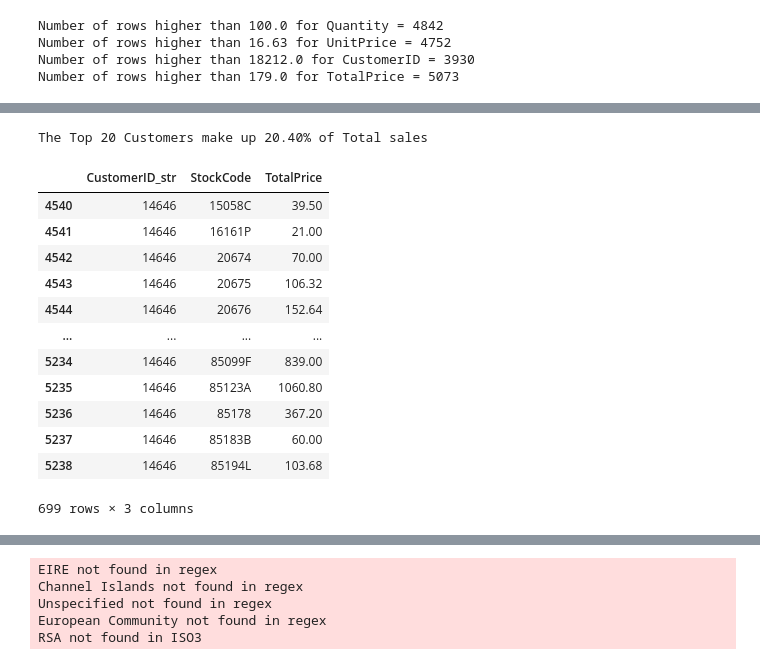
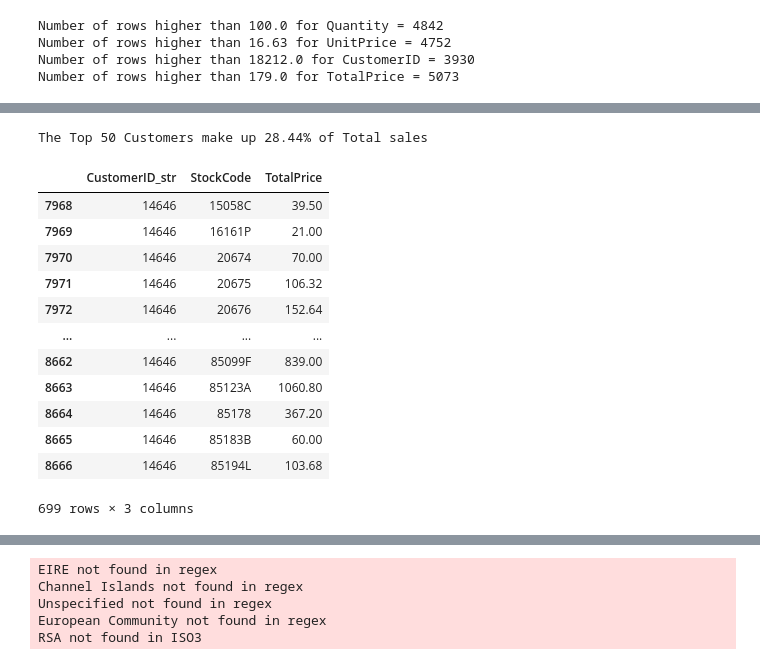
Before and after one commit to lkbaldridge/Online-Sales-Analytics---From-EDA-to-Customer-Segmentation-Product-Clustering, a Jupyter notebook: 2. data analysis and visualization.ipynb, the cells around one changed output, grey strips where cells are left out. Saved outputs shown, nothing was run; the diff lists cells and outputs as text; code cells hidden in the pictures.

```diff
--- a/2. data analysis and visualization.ipynb
+++ b/2. data analysis and visualization.ipynb
@@ -238,36 +248,36 @@ fig2.show()
 # %%
 #Identify top accounts based on Sales Totals
 customers_df = df[~df['CustomerID'].isna()]
 top_accounts = customers_df[['CustomerID_str', 'TotalPrice']].groupby('CustomerID_str').sum()
 top_accounts = top_accounts.sort_values(by='TotalPrice', ascending=False)
 top_accounts = top_accounts.reset_index()
-top_20_accounts = top_accounts[:20]
-top_accounts_list = top_accounts[:20]['CustomerID_str'].to_list()
-top_20_accounts
+top_50_accounts = top_accounts[:50]
+top_accounts_list = top_accounts[:50]['CustomerID_str'].to_list()
+top_50_accounts
 
-#Calculate percent of sales of top 20 accounts
-top_accounts_percent = np.sum(top_accounts[:20]['TotalPrice'])/np.sum(df['TotalPrice'])
-print(f'The Top 20 Customers make up {top_accounts_percent:.2%} of Total sales')
+#Calculate percent of sales of top 50 accounts
+top_accounts_percent = np.sum(top_accounts[:50]['TotalPrice'])/np.sum(df['TotalPrice'])
+print(f'The Top 50 Customers make up {top_accounts_percent:.2%} of Total sales')
 
 #Get all the transactions of the top accounts grouped by Stock Code to find most popular items
 top_accounts_transactions = df[df['CustomerID_str'].isin(top_accounts_list)]
 top_grouped_by_stock = top_accounts_transactions[['CustomerID_str', 'StockCode', 'TotalPrice']].groupby(['CustomerID_str', 'StockCode']).sum()
 top_grouped_stock_reset = top_grouped_by_stock.reset_index()
 top_grouped_stock_reset[top_grouped_stock_reset['CustomerID_str'] == top_accounts_list[0]]
 # %% [output]
-The Top 20 Customers make up 20.40% of Total sales
+The Top 50 Customers make up 28.44% of Total sales
 |  | CustomerID_str | StockCode | TotalPrice |
-| 4540 | 14646 | 15058C | 39.50 |
-| 4541 | 14646 | 16161P | 21.00 |
-| 4542 | 14646 | 20674 | 70.00 |
-| 4543 | 14646 | 20675 | 106.32 |
-| 4544 | 14646 | 20676 | 152.64 |
+| 7968 | 14646 | 15058C | 39.50 |
+| 7969 | 14646 | 16161P | 21.00 |
+| 7970 | 14646 | 20674 | 70.00 |
+| 7971 | 14646 | 20675 | 106.32 |
+| 7972 | 14646 | 20676 | 152.64 |
 | ... | ... | ... | ... |
-| 5234 | 14646 | 85099F | 839.00 |
-| 5235 | 14646 | 85123A | 1060.80 |
-| 5236 | 14646 | 85178 | 367.20 |
-| 5237 | 14646 | 85183B | 60.00 |
-| 5238 | 14646 | 85194L | 103.68 |
+| 8662 | 14646 | 85099F | 839.00 |
+| 8663 | 14646 | 85123A | 1060.80 |
+| 8664 | 14646 | 85178 | 367.20 |
+| 8665 | 14646 | 85183B | 60.00 |
+| 8666 | 14646 | 85194L | 103.68 |
 699 rows × 3 columns
 # %%
 #Let's display the total purchased amounts of each of the top 20 accounts
```
Also changed, not shown: parts of 9 cells of this notebook, 13 other files.
